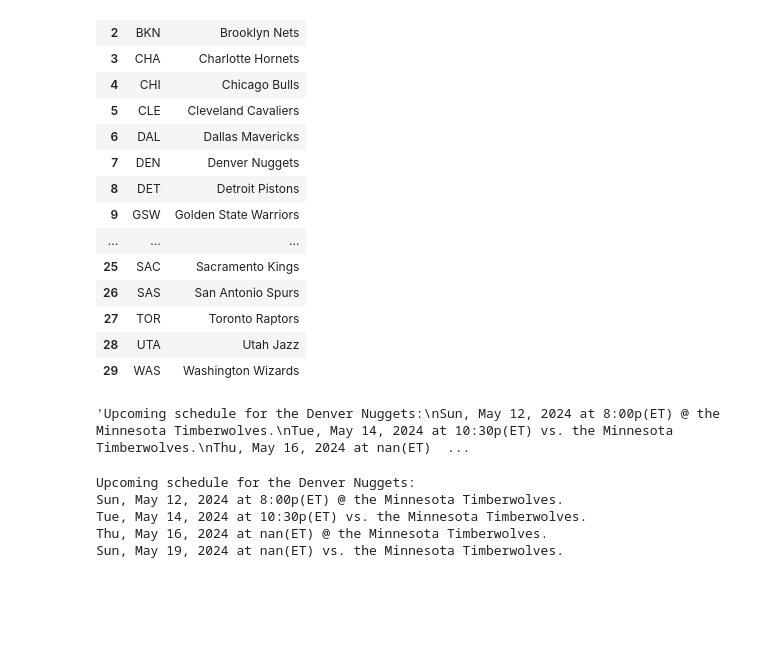
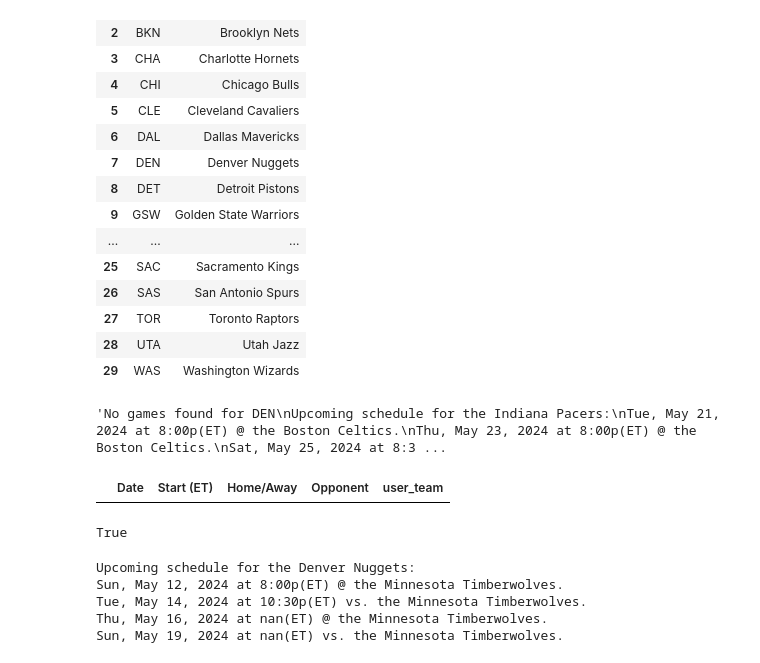
Before and after one commit to chriskopel/project_w, a Jupyter notebook: notebooks/class_sandbox_main.ipynb, the cells around one changed output. Drawn from its saved outputs; the diff is of its cells as text; code cells hidden in the pictures; blank space fills up the shorter version.

Commit message:
added fix for schedule return nba if no upcoming games

```diff
--- a/notebooks/class_sandbox_main.ipynb
+++ b/notebooks/class_sandbox_main.ipynb
@@ -28,7 +28,7 @@ nba_abbr_list
 # NBA
 # %%
 nuggets = mc.nba(
-    teams_abbr = ['DEN']
+    teams_abbr = ['DEN','IND']
     # , n_upcoming_games = 5
 )
 # %%
@@ -54,7 +54,15 @@ nuggets.df_nba
 # %%
 nuggets.msg_schedule()
 # %% [output]
-'Upcoming schedule for the Denver Nuggets:\nSun, May 12, 2024 at 8:00p(ET) @ the Minnesota Timberwolves.\nTue, May 14, 2024 at 10:30p(ET) vs. the Minnesota Timberwolves.\nThu, May 16, 2024 at nan(ET)  ...
+'No games found for DEN\nUpcoming schedule for the Indiana Pacers:\nTue, May 21, 2024 at 8:00p(ET) @ the Boston Celtics.\nThu, May 23, 2024 at 8:00p(ET) @ the Boston Celtics.\nSat, May 25, 2024 at 8:3 ...
+# %%
+nuggets.df
+# %% [output]
+|  | Date | Start (ET) | Home/Away | Opponent | user_team |
+# %%
+nuggets.df.empty
+# %% [output]
+True
 # %%
 mc.nba(teams_abbr=['DEN']).msg_schedule()
 # %% [output]
```
Also changed, not shown: 3 other files.
